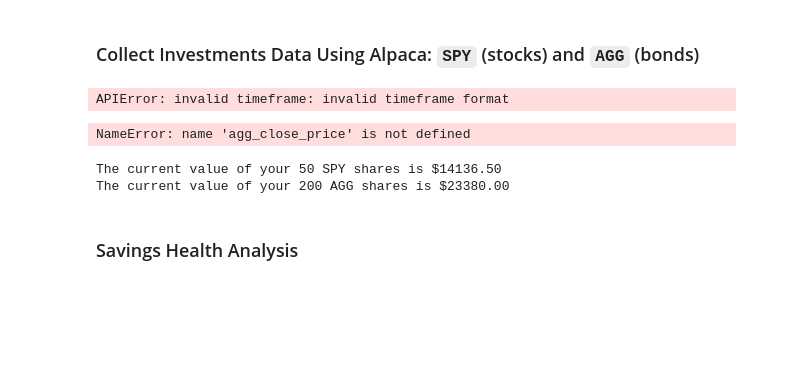
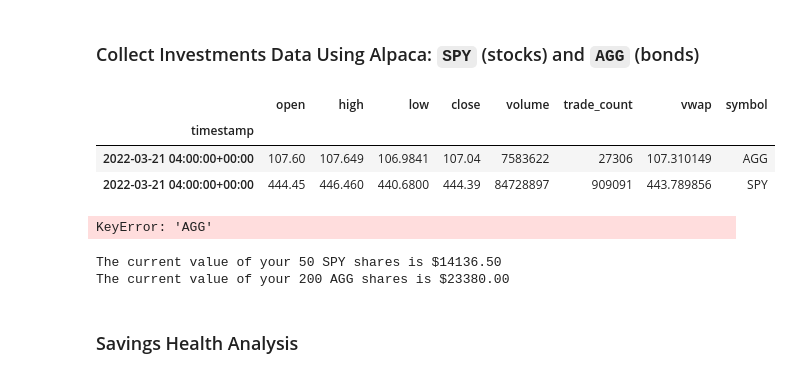
Before and after one commit to kxh3/api-homework05, a Jupyter notebook: 05-APIs/Instructions/Starter_Code/financial-planner.ipynb, the cells around one changed output. Cells and saved outputs as stored; diff of their text form; code cells hidden in the pictures; blank space fills up the shorter version.

```diff
--- a/05-APIs/Instructions/Starter_Code/financial-planner.ipynb
+++ b/05-APIs/Instructions/Starter_Code/financial-planner.ipynb
@@ -62,32 +62,38 @@ api = tradeapi.REST(
     alpaca_secret_key,
     api_version='v2'
 )
+# %%
+# Format current date as ISO format
+today = pd.Timestamp('2022-03-21', tz='America/New_York').isoformat()
+
+# Set the tickers
+tickers = ["AGG", "SPY"]
+
+# Set timeframe to '1D' for Alpaca API
+timeframe = '1D'
 # %%
-# Format current date as ISO format
-start_date = pd.Timestamp('2022-03-18', tz='America/New_York').isoformat()
-
-# Set the tickers
-tickers = ["AGG", "SPY"]
-
-# Set timeframe to '1D' for Alpaca API
-timeframe = "1D"
 
 # Get current closing prices for SPY and AGG
 # (use a limit=1000 parameter to call the most recent 1000 days of data)
-df_ticker = api.get_bars(tickers, timeframe, start = start_date, limit = 1000).df
+df_ticker = api.get_bars(tickers,
+TimeFrame.Day,
+start= today, end=today, limit=1000).df
 
 # Preview DataFrame
 df_ticker
 # %% [output]
-APIError: invalid timeframe: invalid timeframe format
+|  | open | high | low | close | volume | trade_count | vwap | symbol |
+| timestamp |  |  |  |  |  |  |  |  |
+| 2022-03-21 04:00:00+00:00 | 107.60 | 107.649 | 106.9841 | 107.04 | 7583622 | 27306 | 107.310149 | AGG |
+| 2022-03-21 04:00:00+00:00 | 444.45 | 446.460 | 440.6800 | 444.39 | 84728897 | 909091 | 443.789856 | SPY |
 # %%
 # Pick AGG and SPY close prices
-# YOUR CODE HERE!
-
+agg_close_price = df_ticker['AGG']['close'][1]
+spy_close_price = df_ticker['SPY']['close'][1]
 # Print AGG and SPY close prices
 print(f"Current AGG closing price: ${agg_close_price}")
 print(f"Current SPY closing price: ${spy_close_price}")
 # %% [output]
-NameError: name 'agg_close_price' is not defined
+KeyError: 'AGG'
 # %%
 # Compute the current value of shares
```
Also changed, not shown: parts of 10 cells of this notebook, 1 other file.
